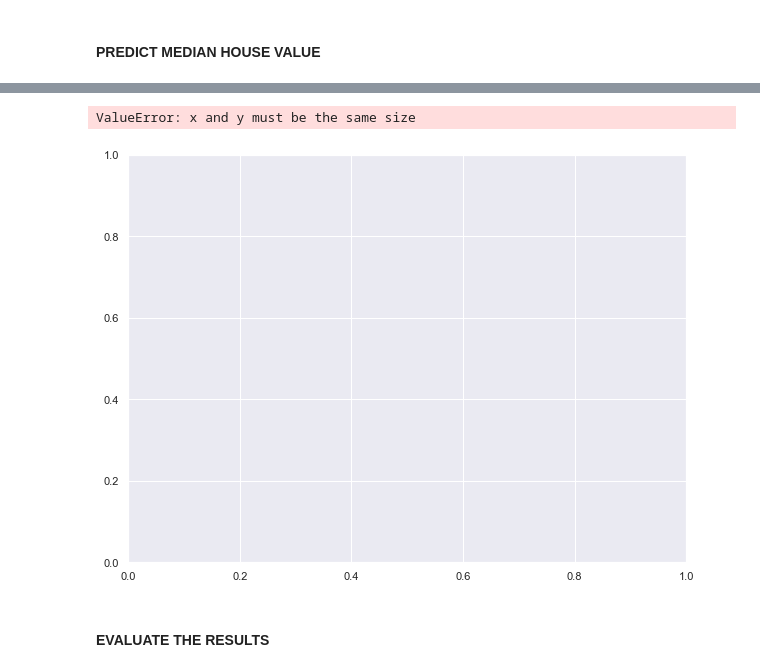
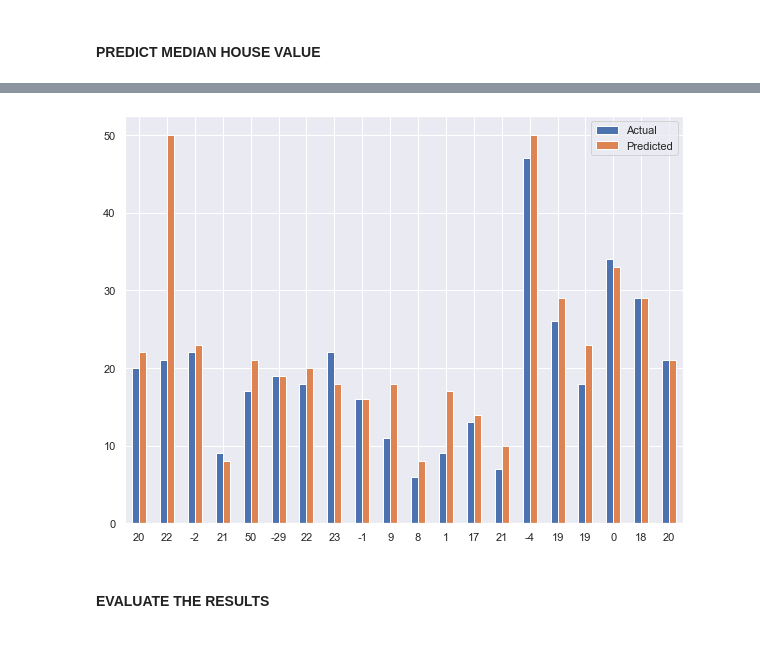
Before and after one commit to pjmeehan/MLS-Project, a Jupyter notebook: MLS Project 2019.ipynb, the cells around one changed output, grey strips where cells are left out. Cells and saved outputs as stored; diff of their text form; code cells hidden in the pictures; blank space fills up the shorter version.

Commit message:
added diff graphs charts

```diff
--- a/MLS Project 2019.ipynb
+++ b/MLS Project 2019.ipynb
@@ -307,0 +312,14 @@ Epoch 100/100
+# %%
+# copy and paste the results of p and yt, where y1 = p and y2 = yt.
+
+y1 = [20, 21, 22,  9, 17, 19, 18, 22, 16, 11,  6,  9, 13,  7, 47, 26, 18, 34, 29, 21]
+y2= [22, 50, 23,  8, 21, 19, 20, 18, 16, 18,  8, 17, 14, 10, 50, 29, 23, 33, 29, 21]
+
+
+# create dataframes to be able to calculate the differnce between our actual house price and our predicted house price.
+
+df1 = pd.DataFrame({'Actual':y1, 'Predicted':y2})
+y3 = df1['Actual'] - df1['Predicted']
+df2 = pd.DataFrame({'Actual':y1, 'Predicted':y2, 'Diff':y3})
+df3 = df2.head(20)
+df3
@@ -314,13 +347,9 @@ p = m.predict(xtest)
-# %%
-# Visualizing the differences between actual prices and predicted values
-plt.scatter(ytrain, p)
-plt.xlabel("Prices")
-plt.ylabel("Predicted prices")
-plt.title("Prices vs Predicted prices")
-plt.show()
-# %% [output]
-ValueError: x and y must be the same size
-[figure, removed]
+# %%
+index = df3.iloc[:, 0:20]
+df5 = pd.DataFrame({'Actual':y1, 'Predicted':y2}, index=index)
+ax = df5.plot.bar(rot=0)
+# %% [output]
+[figure, added]
 # %% [markdown]
 #### EVALUATE THE RESULTS
 # %%
```
Also changed, not shown: parts of 16 cells of this notebook.
